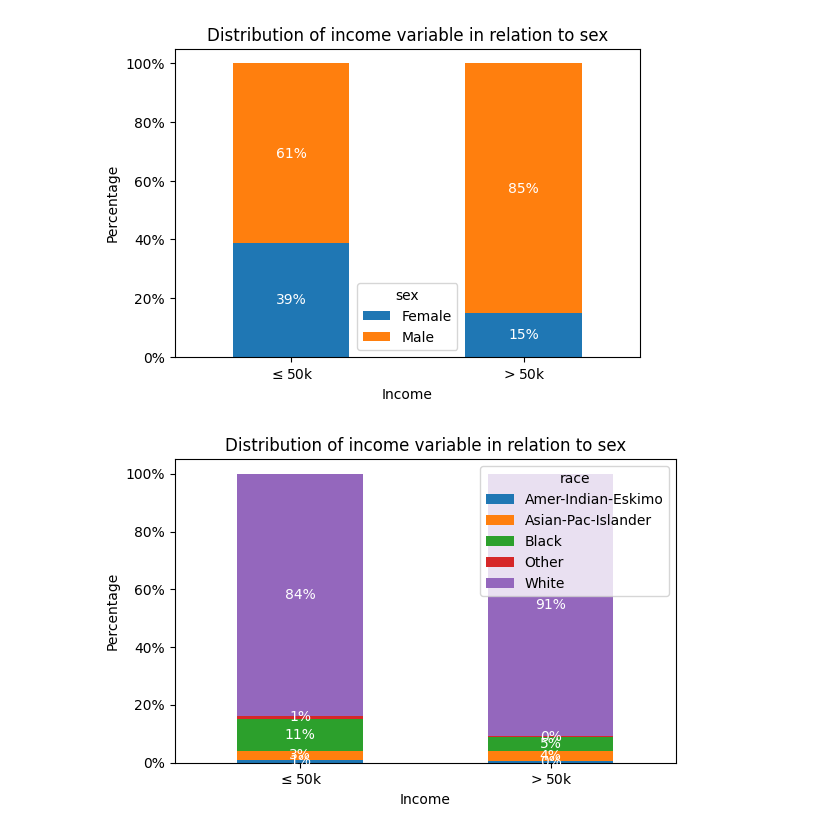
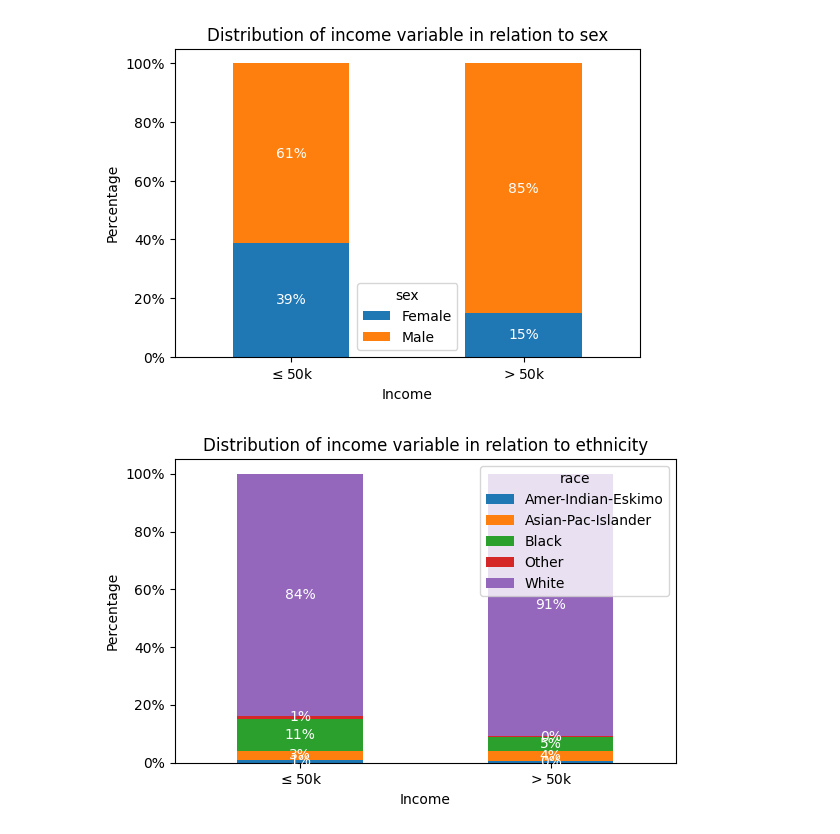
Before and after one commit to simonsymhoven/income-classification, a Jupyter notebook: income-classification.ipynb, the cells around one changed output. Cells and saved outputs as stored; diff of their text form; code cells hidden in the pictures.

Commit message:
Added some plots

```diff
--- a/income-classification.ipynb
+++ b/income-classification.ipynb
@@ -165,21 +165,21 @@ plt.show()
 # %%
 ct = pd.crosstab(train_df['income'], train_df['race'])
 ct_pct = ct.apply(lambda r: r/r.sum(), axis=1)
 
 ax = ct_pct.plot(kind='bar', stacked=True, figsize=(6,4))
 
-ax.set_title("Distribution of income variable in relation to sex")
+ax.set_title("Distribution of income variable in relation to ethnicity")
 ax.set_xlabel("Income")
 ax.set_ylabel("Percentage")
 
 ax.set_xticklabels([r'$\leq50$k', r'$>50$k'], rotation=0)
 yticks = mtick.PercentFormatter(1)
 ax.yaxis.set_major_formatter(yticks)
 
 for i in ax.containers:
     ax.bar_label(i, label_type='center', color="white", fontsize=10, fmt='{:.0%}')
 
 plt.tight_layout()
 plt.show()
 # %% [output]
-[figure, old version]
+[figure, new version]
```
Also changed, not shown: parts of 15 cells of this notebook.
